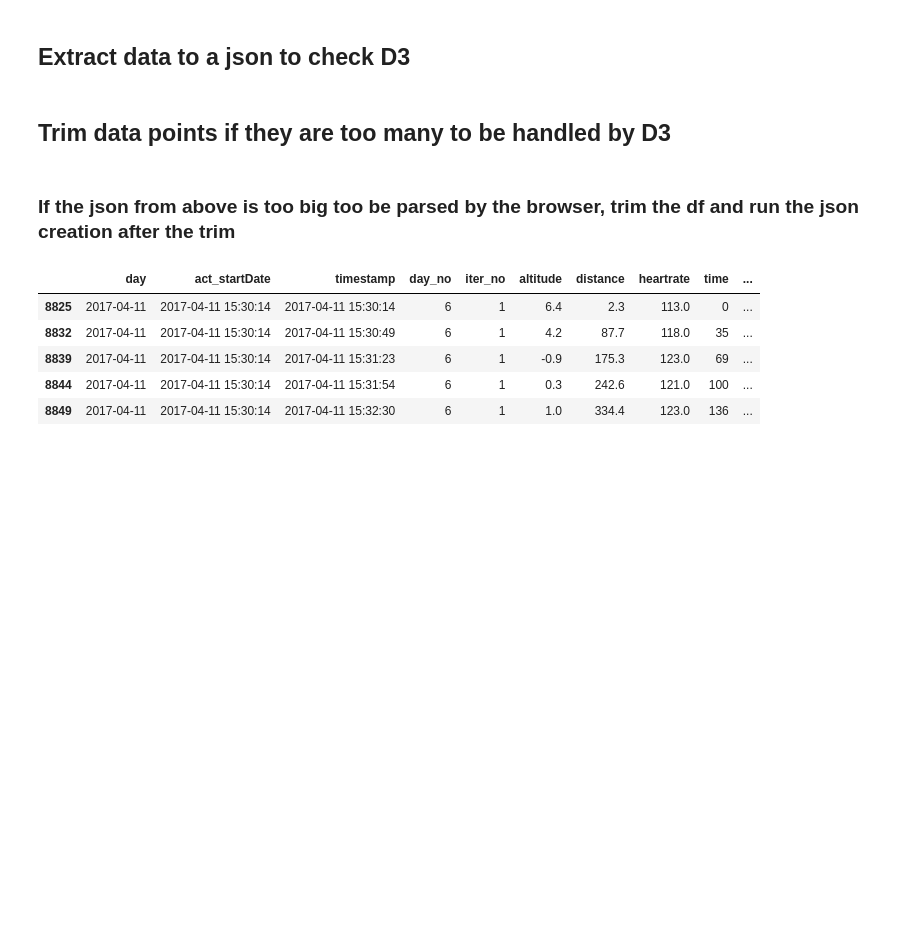
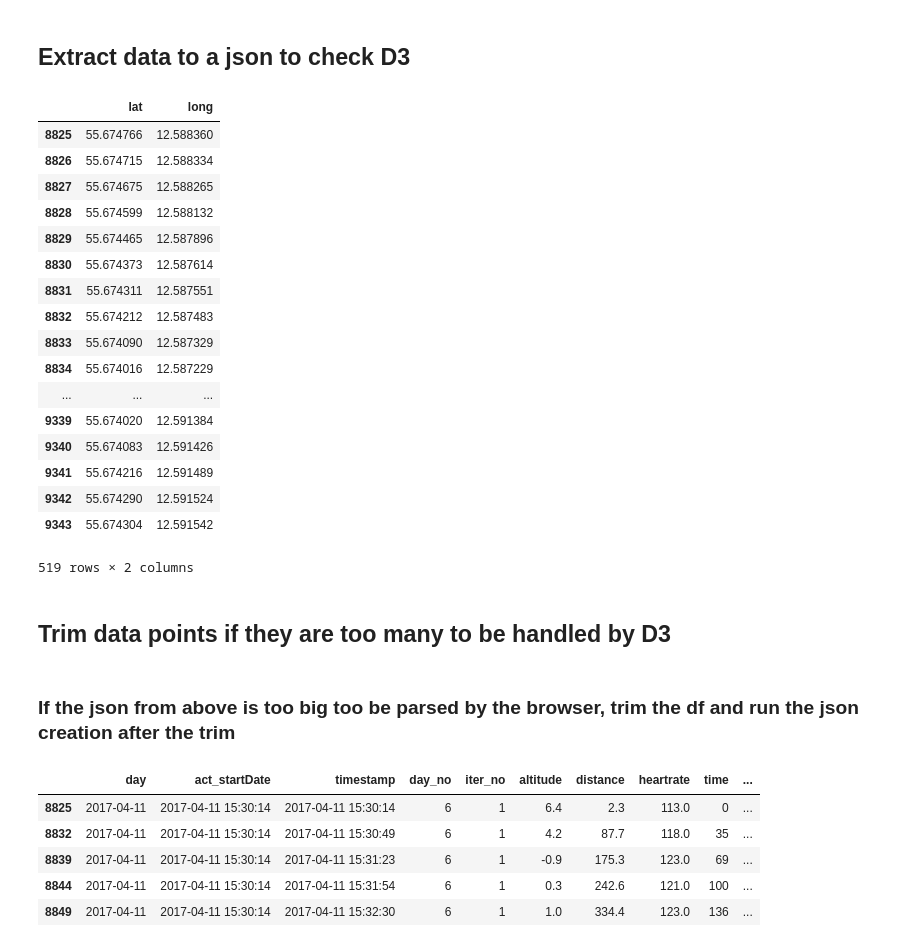
Before and after one commit to oikonang/bike_trip_project, a Jupyter notebook: python/Parsing STRAVA csv - ANGELOS.ipynb, the cells around one changed output. Drawn from its saved outputs; the diff is of its cells as text; code cells hidden in the pictures; blank space fills up the shorter version.

```diff
--- a/python/Parsing STRAVA csv - ANGELOS.ipynb
+++ b/python/Parsing STRAVA csv - ANGELOS.ipynb
@@ -339,6 +327,27 @@ df
 # %%
 # Exclude this filter. It is just to test NaN functionality at D3
 #df = df[(df['day']=='2017-04-11') | (df['day']=='2017-05-01')]
+# %%
+df[df['day']=='2017-04-11'].ix[:,['lat','long']]
+# %% [output]
+|  | lat | long |
+| 8825 | 55.674766 | 12.588360 |
+| 8826 | 55.674715 | 12.588334 |
+| 8827 | 55.674675 | 12.588265 |
+| 8828 | 55.674599 | 12.588132 |
+| 8829 | 55.674465 | 12.587896 |
+| 8830 | 55.674373 | 12.587614 |
+| 8831 | 55.674311 | 12.587551 |
+| 8832 | 55.674212 | 12.587483 |
+| 8833 | 55.674090 | 12.587329 |
+| 8834 | 55.674016 | 12.587229 |
+| ... | ... | ... |
+| 9339 | 55.674020 | 12.591384 |
+| 9340 | 55.674083 | 12.591426 |
+| 9341 | 55.674216 | 12.591489 |
+| 9342 | 55.674290 | 12.591524 |
+| 9343 | 55.674304 | 12.591542 |
+519 rows × 2 columns
 # %%
 def create_json(df):
     init_list = []
```
Also changed, not shown: parts of 2 cells of this notebook, 7 other files.
